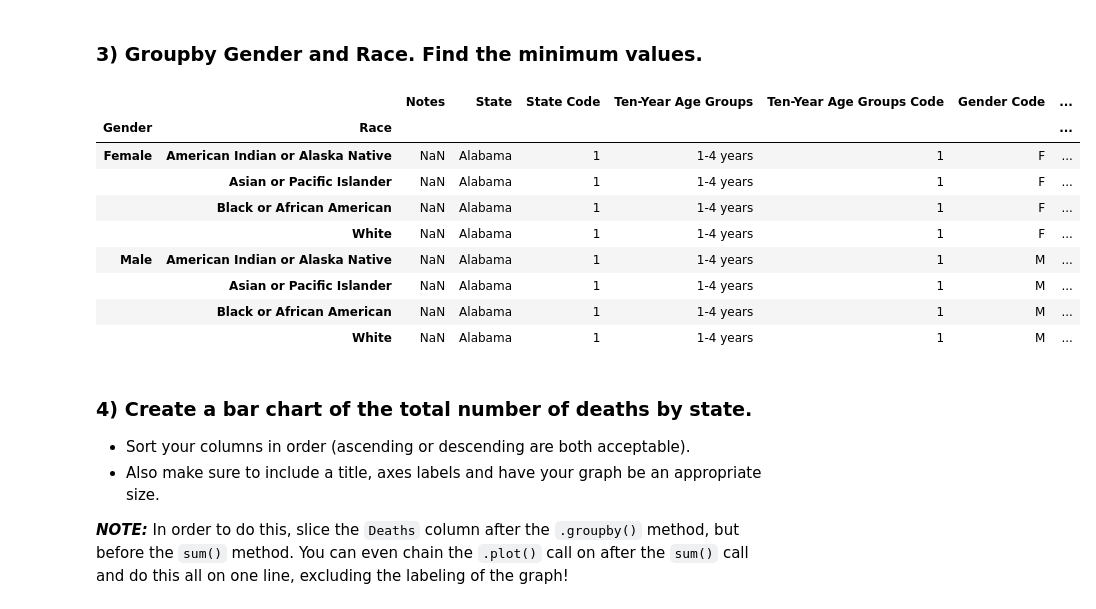
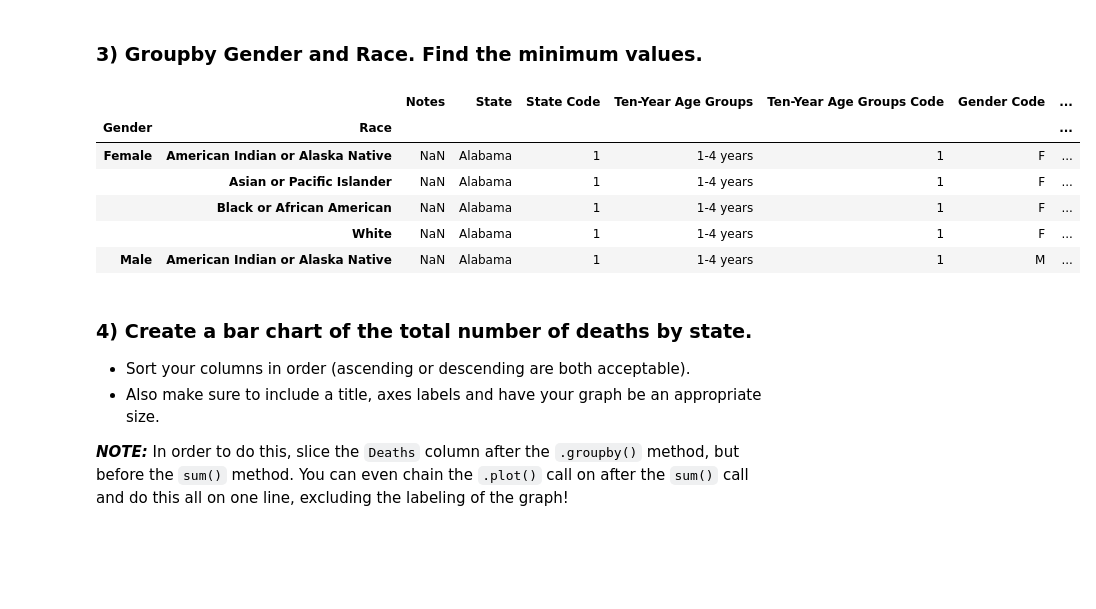
Before and after one commit to Cheffrey2000/flatiron_labs, a Jupyter notebook: section_05/dsc-pivot-tables-pandas-lab-online-ds-ft-081219/index.ipynb, the cells around one changed output. Cells and saved outputs as stored; diff of their text form; code cells hidden in the pictures; blank space fills up the shorter version.

```diff
--- a/section_05/dsc-pivot-tables-pandas-lab-online-ds-ft-081219/index.ipynb
+++ b/section_05/dsc-pivot-tables-pandas-lab-online-ds-ft-081219/index.ipynb
@@ -111,18 +87,15 @@ df.groupby(['State', 'Gender', 'Race']).mean()
 ### 3) Groupby Gender and Race. Find the minimum values.
 # %%
 # Your code here
-df.groupby(['Gender', 'Race']).min()
+df.groupby(['Gender', 'Race']).min().head()
 # %% [output]
 |  |  | Notes | State | State Code | Ten-Year Age Groups | Ten-Year Age Groups Code | Gender Code | ... |
 | Gender | Race |  |  |  |  |  |  | ... |
 | Female | American Indian or Alaska Native | NaN | Alabama | 1 | 1-4 years | 1 | F | ... |
 |  | Asian or Pacific Islander | NaN | Alabama | 1 | 1-4 years | 1 | F | ... |
 |  | Black or African American | NaN | Alabama | 1 | 1-4 years | 1 | F | ... |
 |  | White | NaN | Alabama | 1 | 1-4 years | 1 | F | ... |
 | Male | American Indian or Alaska Native | NaN | Alabama | 1 | 1-4 years | 1 | M | ... |
-|  | Asian or Pacific Islander | NaN | Alabama | 1 | 1-4 years | 1 | M | ... |
-|  | Black or African American | NaN | Alabama | 1 | 1-4 years | 1 | M | ... |
-|  | White | NaN | Alabama | 1 | 1-4 years | 1 | M | ... |
 # %% [markdown]
 ### 4) Create a bar chart of the total number of deaths by state.
 * Sort your columns in order (ascending or descending are both acceptable).
```
Also changed, not shown: parts of 31 cells of this notebook.
